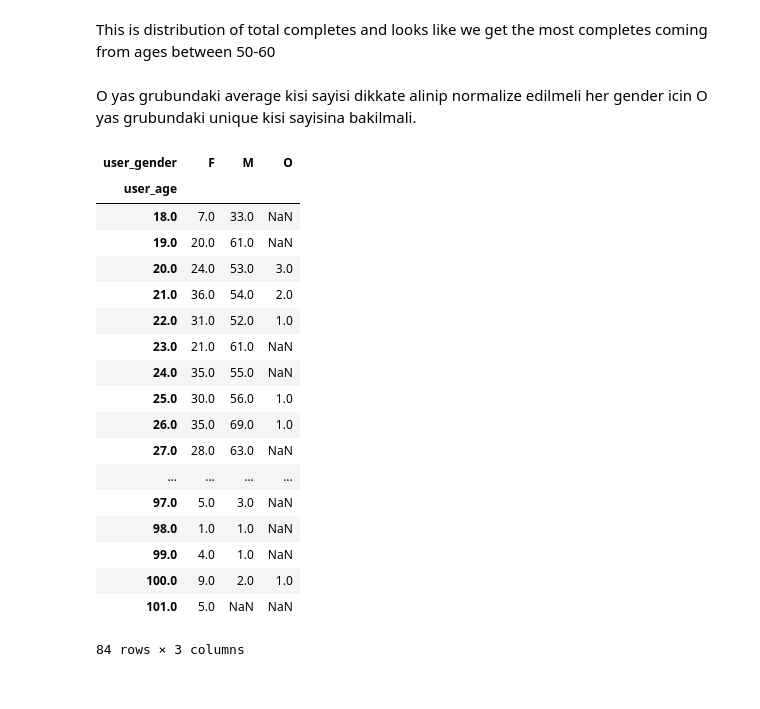
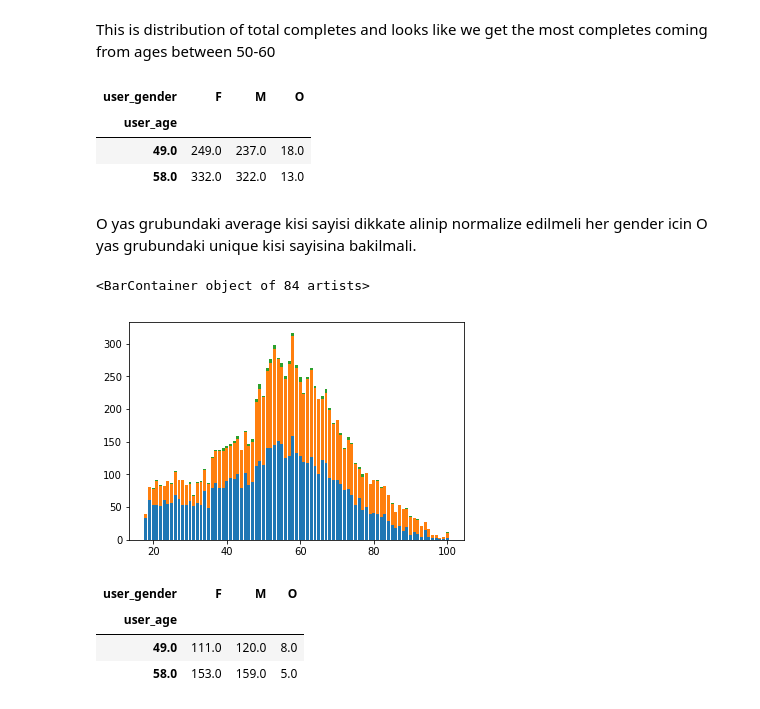
Before and after one commit to onurkapucu/Starbucks_Capstone, a Jupyter notebook: Starbucks_Capstone_notebook.ipynb, the cells around one changed output. Cells and saved outputs as stored; diff of their text form; code cells hidden in the pictures.

```diff
--- a/Starbucks_Capstone_notebook.ipynb
+++ b/Starbucks_Capstone_notebook.ipynb
@@ -568,28 +579,19 @@ plt.bar(intentional_demographics['O'].keys(),intentional_demographics['O'].value
 [figure]
 # %% [markdown]
 This is distribution of total completes and looks like we get the most completes coming from ages between 50-60
+# %%
+intent_demog_total[(
+    intent_demog_total['M']==intent_demog_total['M'].max()
+)|(
+    intent_demog_total['F']==intent_demog_total['F'].max()
+)|(
+    intent_demog_total['O']==intent_demog_total['O'].max()
+)]
+# %% [output]
+| user_gender | F | M | O |
+| user_age |  |  |  |
+| 49.0 | 249.0 | 237.0 | 18.0 |
+| 58.0 | 332.0 | 322.0 | 13.0 |
 # %% [markdown]
 O yas grubundaki average kisi sayisi dikkate alinip normalize edilmeli her gender icin
 O yas grubundaki unique kisi sayisina bakilmali.
-# %%
-intentional_completes_df.groupby(by=['user_gender','user_age'])['user_id'].nunique().unstack().transpose()
-# %% [output]
-| user_gender | F | M | O |
-| user_age |  |  |  |
-| 18.0 | 7.0 | 33.0 | NaN |
-| 19.0 | 20.0 | 61.0 | NaN |
-| 20.0 | 24.0 | 53.0 | 3.0 |
-| 21.0 | 36.0 | 54.0 | 2.0 |
-| 22.0 | 31.0 | 52.0 | 1.0 |
-| 23.0 | 21.0 | 61.0 | NaN |
-| 24.0 | 35.0 | 55.0 | NaN |
-| 25.0 | 30.0 | 56.0 | 1.0 |
-| 26.0 | 35.0 | 69.0 | 1.0 |
-| 27.0 | 28.0 | 63.0 | NaN |
-| ... | ... | ... | ... |
-| 97.0 | 5.0 | 3.0 | NaN |
-| 98.0 | 1.0 | 1.0 | NaN |
-| 99.0 | 4.0 | 1.0 | NaN |
-| 100.0 | 9.0 | 2.0 | 1.0 |
-| 101.0 | 5.0 | NaN | NaN |
-84 rows × 3 columns
@@ -600,0 +598,21 @@ intentional_completes_df.groupby(by=['user_gender','user_age'])['user_id'].nuniq
+# %%
+intent_demog_unique=intentional_completes_df.groupby(by=['user_gender','user_age'])['user_id'].nunique().unstack().transpose()
+plt.bar(intent_demog_unique['M'].keys(),intent_demog_unique['M'].values)
+plt.bar(intent_demog_unique['F'].keys(),intent_demog_unique['F'].values,bottom=intent_demog_unique['M'].values)
+plt.bar(intent_demog_unique['O'].keys(),intent_demog_unique['O'].values,bottom=intent_demog_unique['M'].values+intent_demog_unique['F'].values)
+# %% [output]
+<BarContainer object of 84 artists>
+[figure, added]
+# %%
+intent_demog_unique[(
+    intent_demog_unique['M']==intent_demog_unique['M'].max()
+)|(
+    intent_demog_unique['F']==intent_demog_unique['F'].max()
+)|(
+    intent_demog_unique['O']==intent_demog_unique['O'].max()
+)]
+# %% [output]
+| user_gender | F | M | O |
+| user_age |  |  |  |
+| 49.0 | 111.0 | 120.0 | 8.0 |
+| 58.0 | 153.0 | 159.0 | 5.0 |
```
Also changed, not shown: parts of 21 cells of this notebook.
